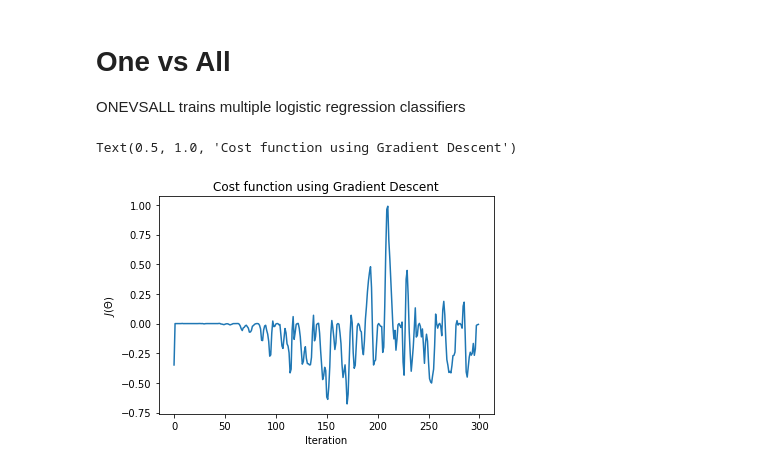
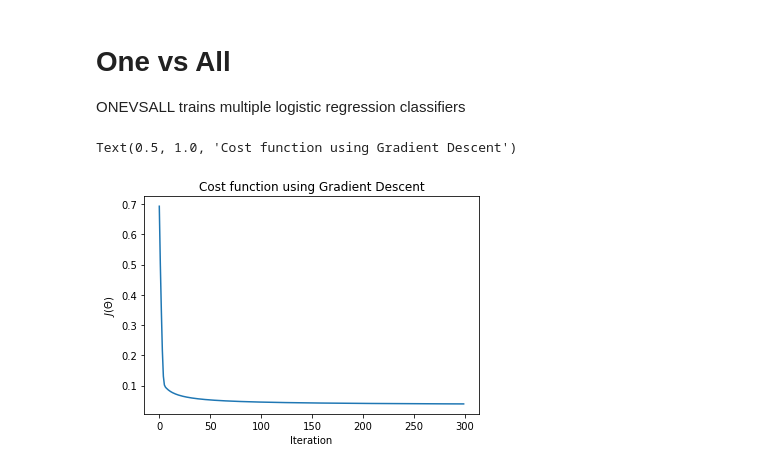
Before and after one commit to rajithst/mlalgo-python, a Jupyter notebook: classification/MultiClass Logistic Regression.ipynb, the cells around one changed output. Drawn from its saved outputs; the diff is of its cells as text; code cells hidden in the pictures.

```diff
--- a/classification/MultiClass Logistic Regression.ipynb
+++ b/classification/MultiClass Logistic Regression.ipynb
@@ -81,10 +81,10 @@ history=[]
 # %%
 results = onevsall(X,y,10,3)
 # %%
-plt.plot(results[0][0:300])
+plt.plot(results[1][0:300])
 plt.xlabel("Iteration")
 plt.ylabel("$J(\Theta)$")
 plt.title("Cost function using Gradient Descent")
 # %% [output]
 Text(0.5, 1.0, 'Cost function using Gradient Descent')
-[figure, old version]
+[figure, new version]
```
Also changed, not shown: parts of 1 cell of this notebook.
